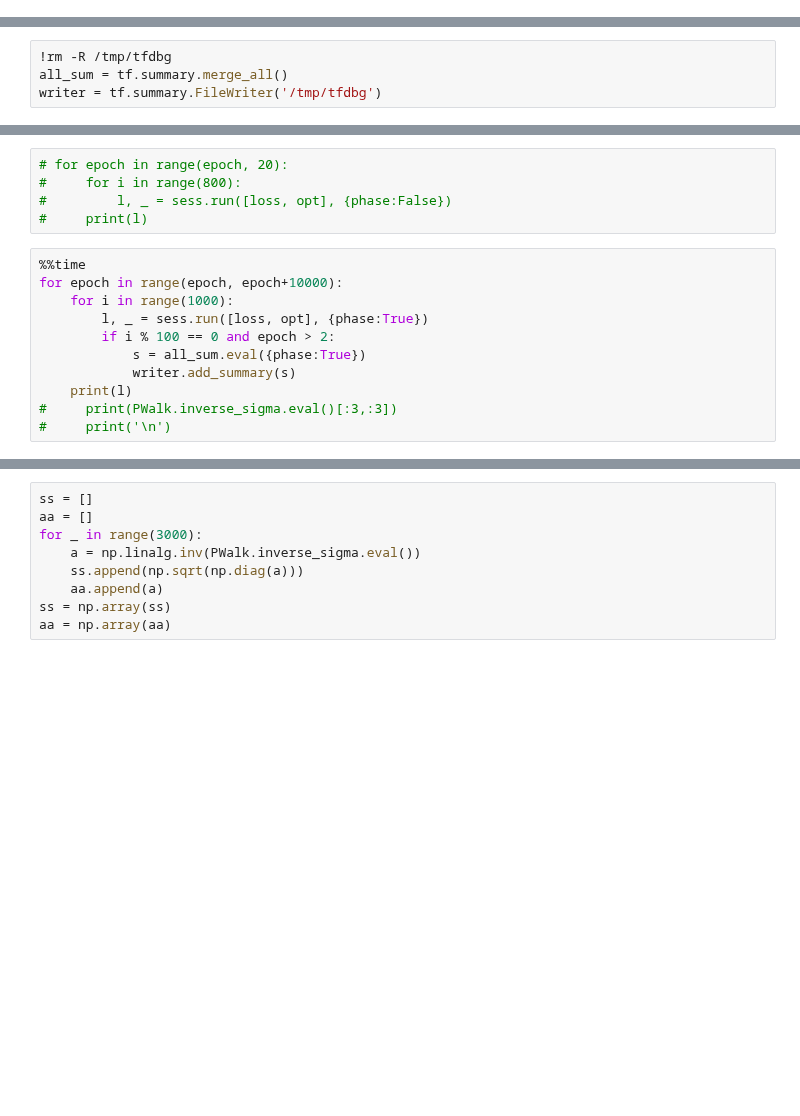
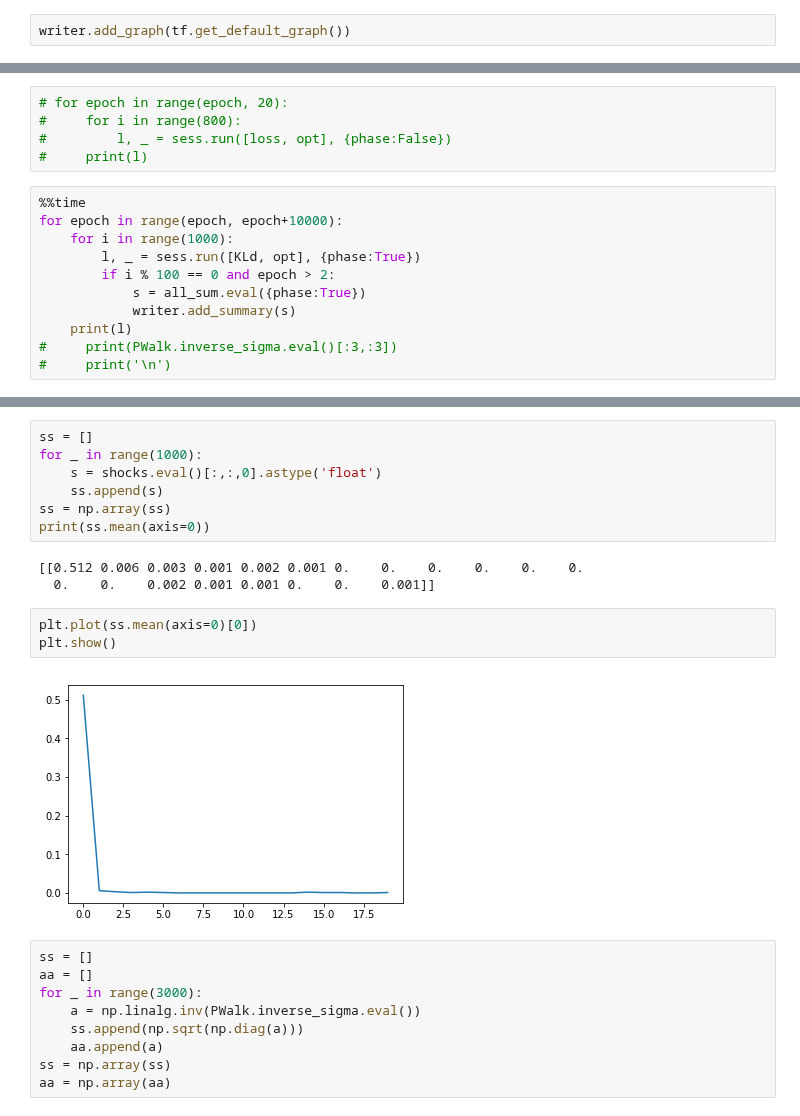
Before and after one commit to npetrenko/real_nvp, a Jupyter notebook: dlstm_test.ipynb, the cells around one changed output, grey strips where cells are left out. Cells and saved outputs as stored; diff of their text form; blank space fills up the shorter version.

```diff
--- a/dlstm_test.ipynb
+++ b/dlstm_test.ipynb
@@ -131,3 +186,5 @@ sess = tf.InteractiveSession()
+# %%
+writer.add_graph(tf.get_default_graph())
 # %%
 tf.global_variables_initializer().run()
 # %%
@@ -142,10 +199,6 @@ array([7.63990472])
 np.set_printoptions(precision=4)
 # %%
 # PWalk.inverse_sigma.eval()[:3,:3]
-# %%
-!rm -R /tmp/tfdbg
-all_sum = tf.summary.merge_all()
-writer = tf.summary.FileWriter('/tmp/tfdbg')
 # %%
 out = tf.reshape(outputs, [n, dim[0], dim[1]])
 # %%
@@ -159,7 +214,7 @@ epoch = 0
 %%time
 for epoch in range(epoch, epoch+10000):
     for i in range(1000):
-        l, _ = sess.run([loss, opt], {phase:True})
+        l, _ = sess.run([KLd, opt], {phase:True})
         if i % 100 == 0 and epoch > 2:
             s = all_sum.eval({phase:True})
             writer.add_summary(s)
@@ -191,3 +247,18 @@ epoch
+# %%
+ss = []
+for _ in range(1000):
+    s = shocks.eval()[:,:,0].astype('float')
+    ss.append(s)
+ss = np.array(ss)
+print(ss.mean(axis=0))
+# %% [output]
+[[0.512 0.006 0.003 0.001 0.002 0.001 0.    0.    0.    0.    0.    0.
+  0.    0.    0.002 0.001 0.001 0.    0.    0.001]]
+# %%
+plt.plot(ss.mean(axis=0)[0])
+plt.show()
+# %% [output]
+[figure, added]
 # %%
 ss = []
 aa = []
```
Also changed, not shown: parts of 27 cells of this notebook, 1 other file.
